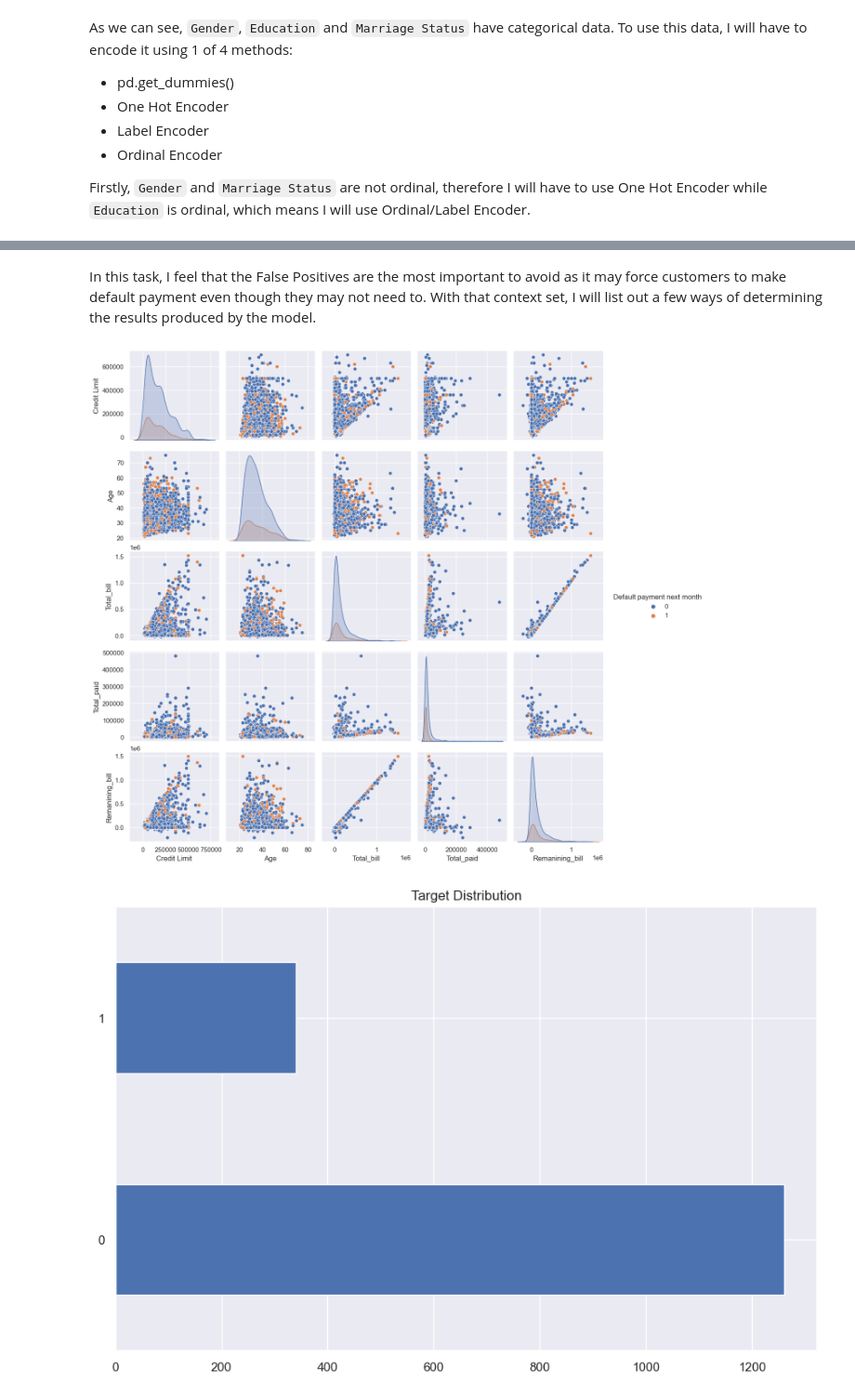
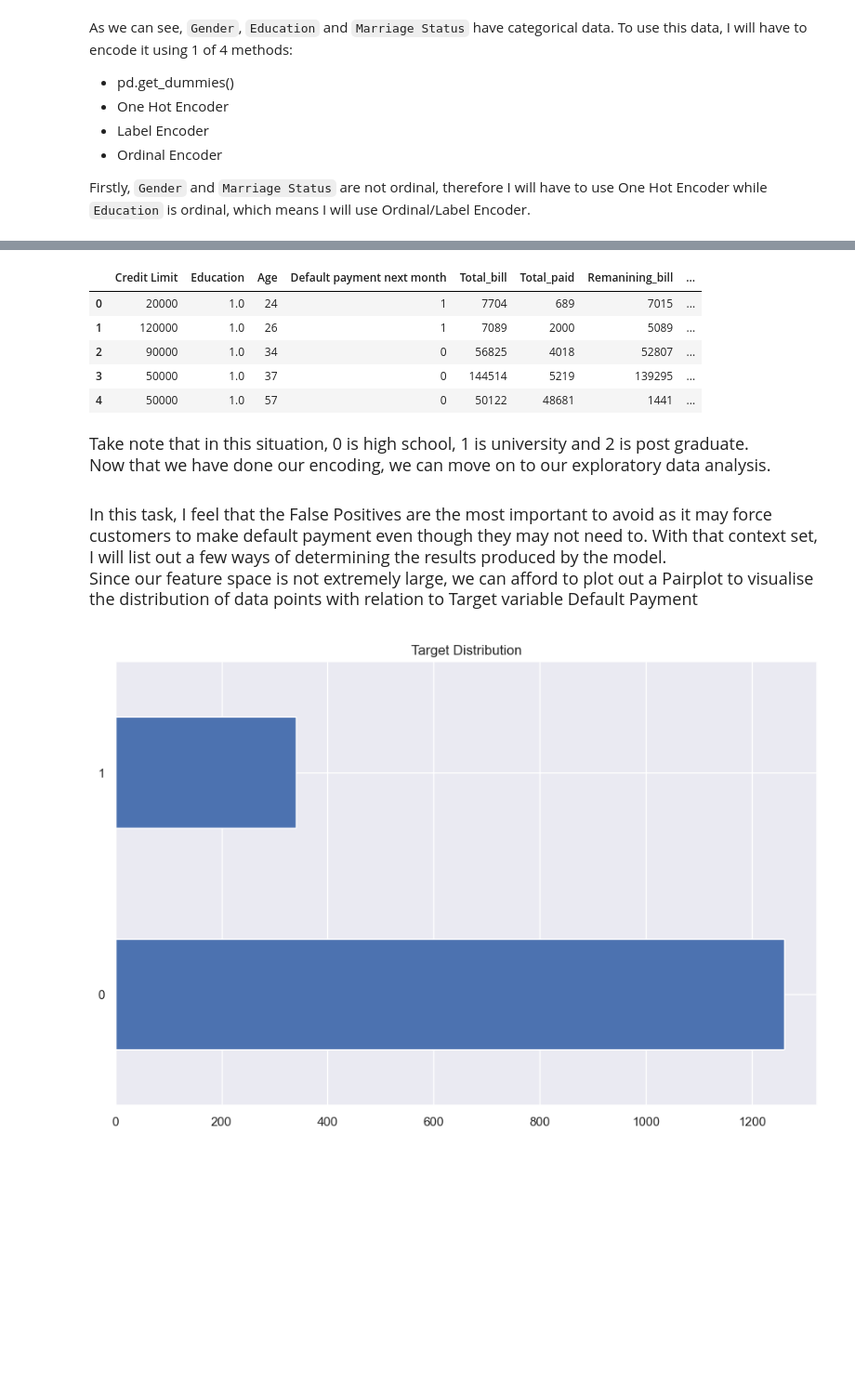
Before and after one commit to fwnriyx/poly, a Jupyter notebook: AI and Machine Learning/CA1/Classificiation/credits.ipynb, the cells around one changed output, grey strips where cells are left out. Shown at 93% size. Saved outputs shown, nothing was run; the diff lists cells and outputs as text; code cells hidden in the pictures; blank space fills up the shorter version.

```diff
--- a/AI and Machine Learning/CA1/Classificiation/credits.ipynb
+++ b/AI and Machine Learning/CA1/Classificiation/credits.ipynb
@@ -177,0 +205,18 @@ plt.show()
+# %%
+#Marriage Status
+
+# create encoder
+encoder = OneHotEncoder()
+encoded_array = encoder.fit_transform(df[['Marriage Status']]).toarray()
+
+# create new dataframe with encoded values and column names
+encoded_df = pd.DataFrame(encoded_array, columns=['Married', 'Single'])
+
+# concatenate original dataframe with encoded dataframe
+df = pd.concat([df, encoded_df], axis=1)
+
+# drop original categorical column
+df.drop('Marriage Status', axis=1, inplace=True)
+
+# print resulting dataframe
+print(df)
@@ -178,10 +241,29 @@ plt.show()
+# %%
+#Lastly, ordinal encoder for education as it is ordinal
+
+from sklearn.preprocessing import OrdinalEncoder
+
+# create an instance of the OrdinalEncoder class
+encoder = OrdinalEncoder(categories=[['high school', 'university', 'post-graduate']])
+
+# fit and transform the 'Education' column
+df['Education'] = encoder.fit_transform(df[['Education']])
+
+df.head()
+# %% [output]
+|  | Credit Limit | Education | Age | Default payment next month | Total_bill | Total_paid | Remanining_bill | ... |
+| 0 | 20000 | 1.0 | 24 | 1 | 7704 | 689 | 7015 | ... |
+| 1 | 120000 | 1.0 | 26 | 1 | 7089 | 2000 | 5089 | ... |
+| 2 | 90000 | 1.0 | 34 | 0 | 56825 | 4018 | 52807 | ... |
+| 3 | 50000 | 1.0 | 37 | 0 | 144514 | 5219 | 139295 | ... |
+| 4 | 50000 | 1.0 | 57 | 0 | 50122 | 48681 | 1441 | ... |
+# %% [markdown]
+<font size = 4>
+Take note that in this situation, 0 is high school, 1 is university and 2 is post graduate.<br>
+
+Now that we have done our encoding, we can move on to our exploratory data analysis.
 # %% [markdown]
-In this task, I feel that the False Positives are the most important to avoid as it may force customers to make default payment even though they may not need to. With that context set, I will list out a few ways of determining the results produced by the model.
+<font size = 4>
+In this task, I feel that the False Positives are the most important to avoid as it may force customers to make default payment even though they may not need to. With that context set, I will list out a few ways of determining the results produced by the model.<br>
+
+Since our feature space is not extremely large, we can afford to plot out a Pairplot to visualise the distribution of data points with relation to Target variable Default Payment
-# %%
-#Since our feature space is not extremely large, we can afford to plot out a Pairplot to visualise the distribution of data points with relation to Target variable Machine Status
-
-sns.pairplot(df, hue="Default payment next month")
-
-plt.show()
-# %% [output]
-[figure, removed]
```
Also changed, not shown: parts of 18 cells of this notebook.
